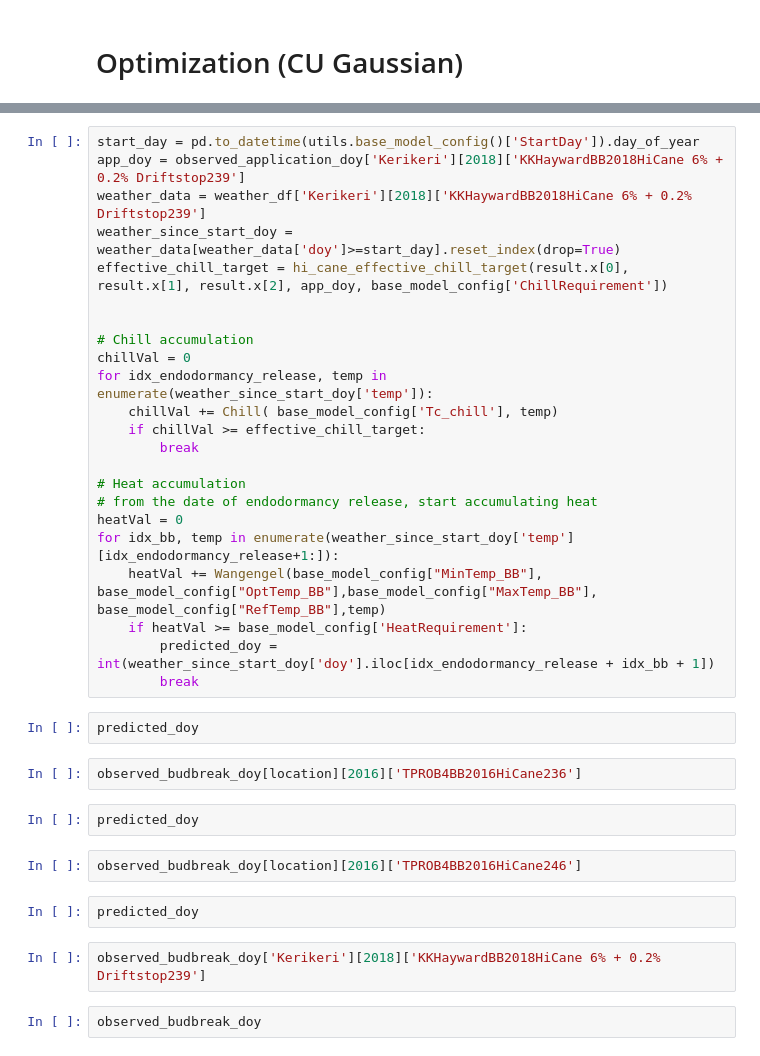
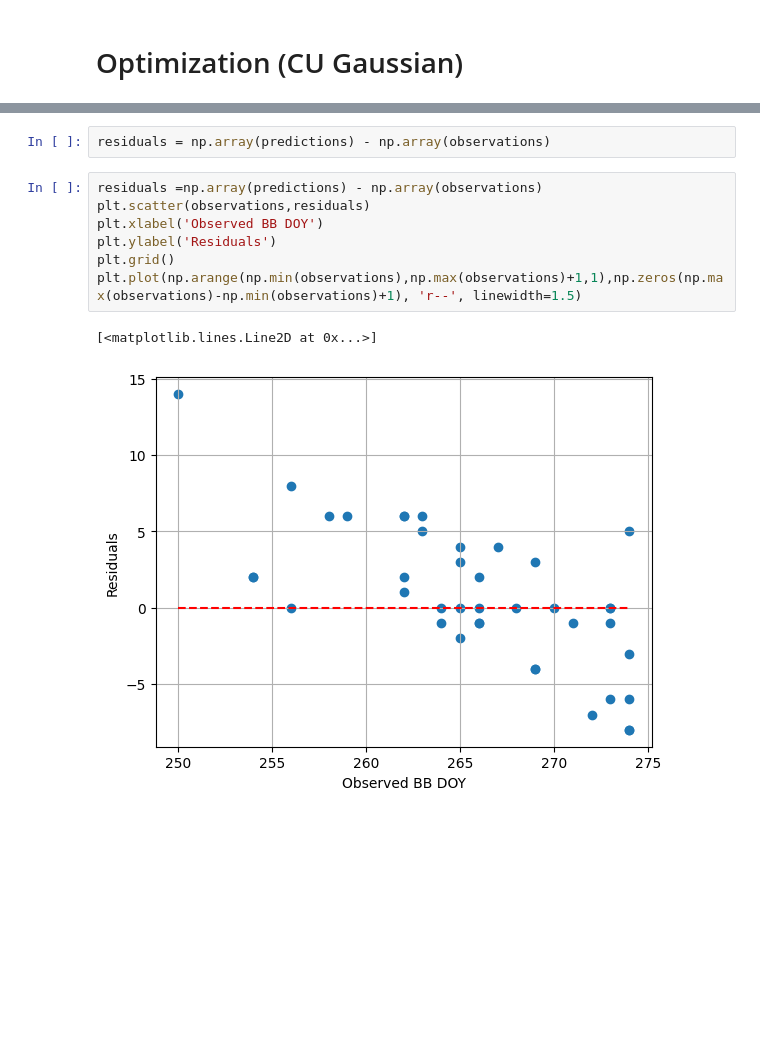
Before and after one commit to Niloofar-Sh/PlayGround, a Jupyter notebook: HC_BB.ipynb, the cells around one changed output, grey strips where cells are left out. Drawn from its saved outputs; the diff is of its cells as text; blank space fills up the shorter version.

```diff
--- a/HC_BB.ipynb
+++ b/HC_BB.ipynb
@@ -528,37 +631,12 @@ plt.grid()
-# %%
-start_day = pd.to_datetime(utils.base_model_config()['StartDay']).day_of_year
-app_doy = observed_application_doy['Kerikeri'][2018]['KKHaywardBB2018HiCane 6% + 0.2% Driftstop239']
-weather_data = weather_df['Kerikeri'][2018]['KKHaywardBB2018HiCane 6% + 0.2% Driftstop239']
-weather_since_start_doy = weather_data[weather_data['doy']>=start_day].reset_index(drop=True)
-effective_chill_target = hi_cane_effective_chill_target(result.x[0], result.x[1], result.x[2], app_doy, base_model_config['ChillRequirement'])
-
-
-# Chill accumulation
-chillVal = 0
-for idx_endodormancy_release, temp in enumerate(weather_since_start_doy['temp']):
-    chillVal += Chill( base_model_config['Tc_chill'], temp)
-    if chillVal >= effective_chill_target:
-        break
-
-# Heat accumulation
-# from the date of endodormancy release, start accumulating heat
-heatVal = 0
-for idx_bb, temp in enumerate(weather_since_start_doy['temp'][idx_endodormancy_release+1:]):
-    heatVal += Wangengel(base_model_config["MinTemp_BB"], base_model_config["OptTemp_BB"],base_model_config["MaxTemp_BB"], base_model_config["RefTemp_BB"],temp)
-    if heatVal >= base_model_config['HeatRequirement']:
-        predicted_doy = int(weather_since_start_doy['doy'].iloc[idx_endodormancy_release + idx_bb + 1])
-        break
-# %%
-predicted_doy
-# %%
-observed_budbreak_doy[location][2016]['TPROB4BB2016HiCane236']
-# %%
-predicted_doy
-# %%
-observed_budbreak_doy[location][2016]['TPROB4BB2016HiCane246']
-# %%
-predicted_doy
-# %%
-observed_budbreak_doy['Kerikeri'][2018]['KKHaywardBB2018HiCane 6% + 0.2% Driftstop239']
-# %%
-observed_budbreak_doy
+# %%
+residuals = np.array(predictions) - np.array(observations)
+# %%
+residuals =np.array(predictions) - np.array(observations)
+plt.scatter(observations,residuals)
+plt.xlabel('Observed BB DOY')
+plt.ylabel('Residuals')
+plt.grid()
+plt.plot(np.arange(np.min(observations),np.max(observations)+1,1),np.zeros(np.max(observations)-np.min(observations)+1), 'r--', linewidth=1.5)
+# %% [output]
+[<matplotlib.lines.Line2D at 0x...>]
+[figure, added]
```
Also changed, not shown: parts of 18 cells of this notebook.
